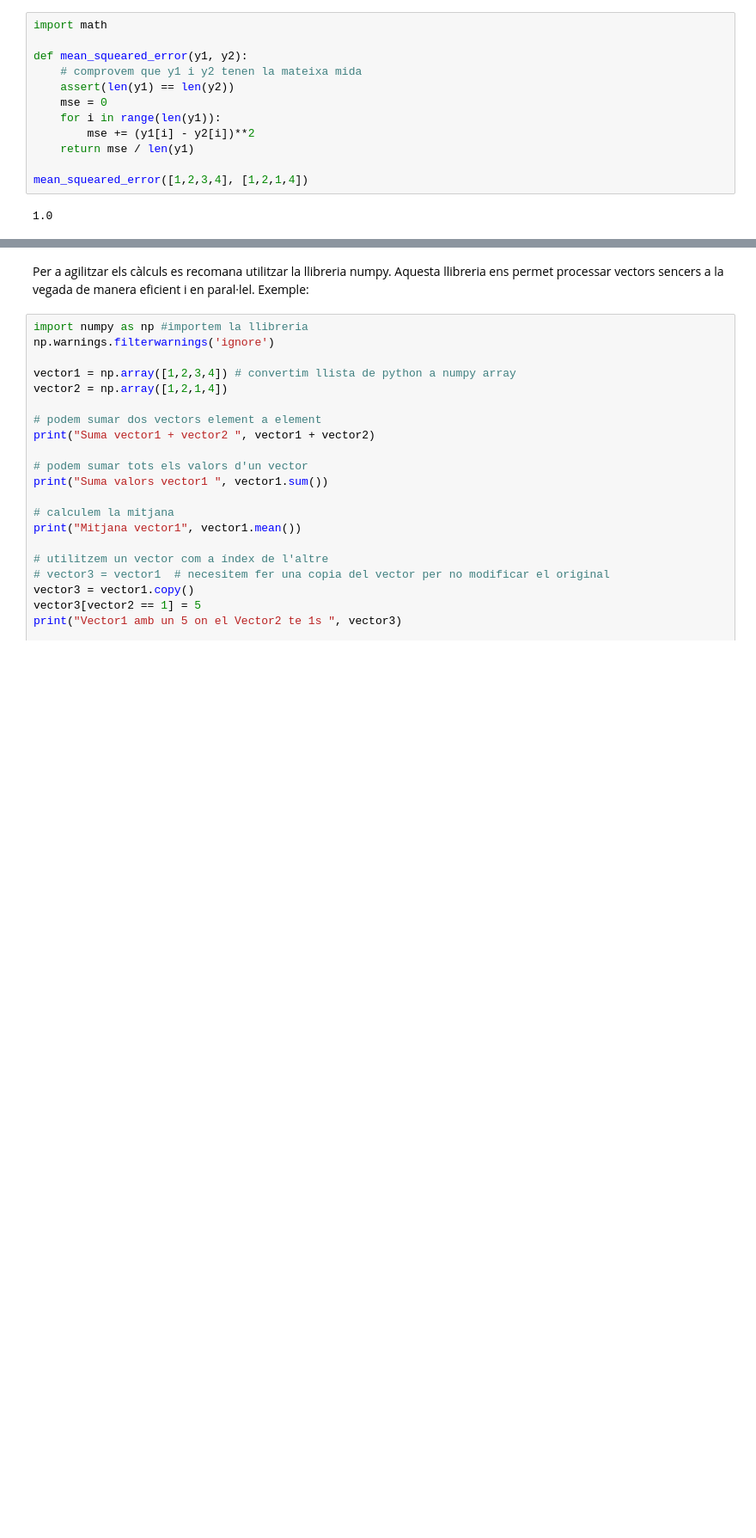
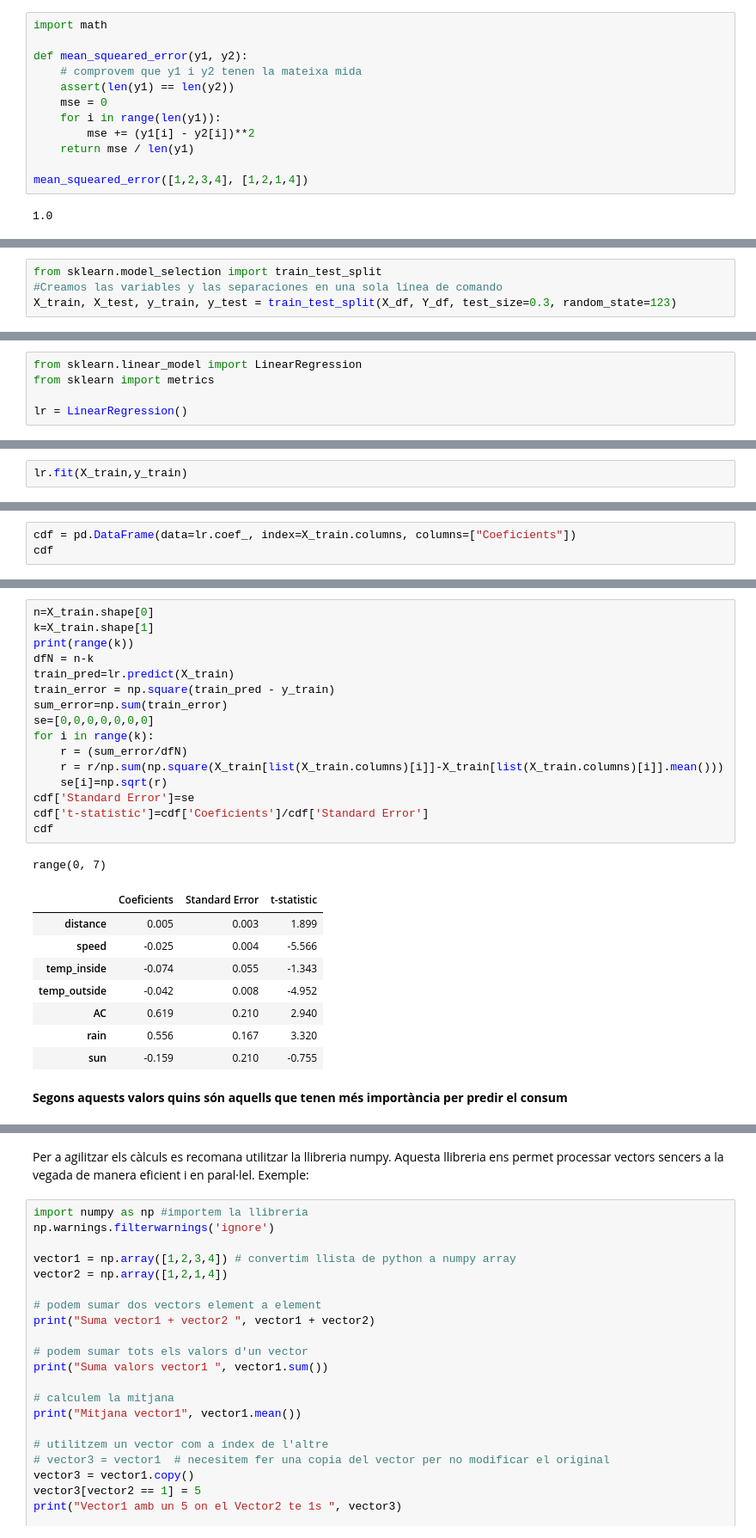
Before and after one commit to TheRospetit/ApC_Practica_1, a Jupyter notebook: Practica1-Regressio-GEI/Practica1-Regressio2022-GEI.ipynb, the cells around one changed output, grey strips where cells are left out. Shown at 86% size. Saved outputs shown, nothing was run; the diff lists cells and outputs as text; blank space fills up the shorter version.

```diff
--- a/Practica1-Regressio-GEI/Practica1-Regressio2022-GEI.ipynb
+++ b/Practica1-Regressio-GEI/Practica1-Regressio2022-GEI.ipynb
@@ -434,0 +413,4 @@ mean_squeared_error([1,2,3,4], [1,2,1,4])
+# %%
+from sklearn.model_selection import train_test_split
+#Creamos las variables y las separaciones en una sola línea de comando
+X_train, X_test, y_train, y_test = train_test_split(X_df, Y_df, test_size=0.3, random_state=123)
@@ -434,0 +431,5 @@ mean_squeared_error([1,2,3,4], [1,2,1,4])
+# %%
+from sklearn.linear_model import LinearRegression
+from sklearn import metrics
+
+lr = LinearRegression()
@@ -434,0 +438,2 @@ mean_squeared_error([1,2,3,4], [1,2,1,4])
+# %%
+lr.fit(X_train,y_train)
@@ -434,0 +452,3 @@ mean_squeared_error([1,2,3,4], [1,2,1,4])
+# %%
+cdf = pd.DataFrame(data=lr.coef_, index=X_train.columns, columns=["Coeficients"])
+cdf
@@ -434,0 +464,28 @@ mean_squeared_error([1,2,3,4], [1,2,1,4])
+# %%
+n=X_train.shape[0]
+k=X_train.shape[1]
+print(range(k))
+dfN = n-k
+train_pred=lr.predict(X_train)
+train_error = np.square(train_pred - y_train)
+sum_error=np.sum(train_error)
+se=[0,0,0,0,0,0,0]
+for i in range(k):
+    r = (sum_error/dfN)
+    r = r/np.sum(np.square(X_train[list(X_train.columns)[i]]-X_train[list(X_train.columns)[i]].mean()))
+    se[i]=np.sqrt(r)
+cdf['Standard Error']=se
+cdf['t-statistic']=cdf['Coeficients']/cdf['Standard Error']
+cdf
+# %% [output]
+range(0, 7)
+|  | Coeficients | Standard Error | t-statistic |
+| distance | 0.005 | 0.003 | 1.899 |
+| speed | -0.025 | 0.004 | -5.566 |
+| temp_inside | -0.074 | 0.055 | -1.343 |
+| temp_outside | -0.042 | 0.008 | -4.952 |
+| AC | 0.619 | 0.210 | 2.940 |
+| rain | 0.556 | 0.167 | 3.320 |
+| sun | -0.159 | 0.210 | -0.755 |
+# %% [markdown]
+**Segons aquests valors quins són aquells que tenen més importància per predir el consum**
```
Also changed, not shown: parts of 45 cells of this notebook.
